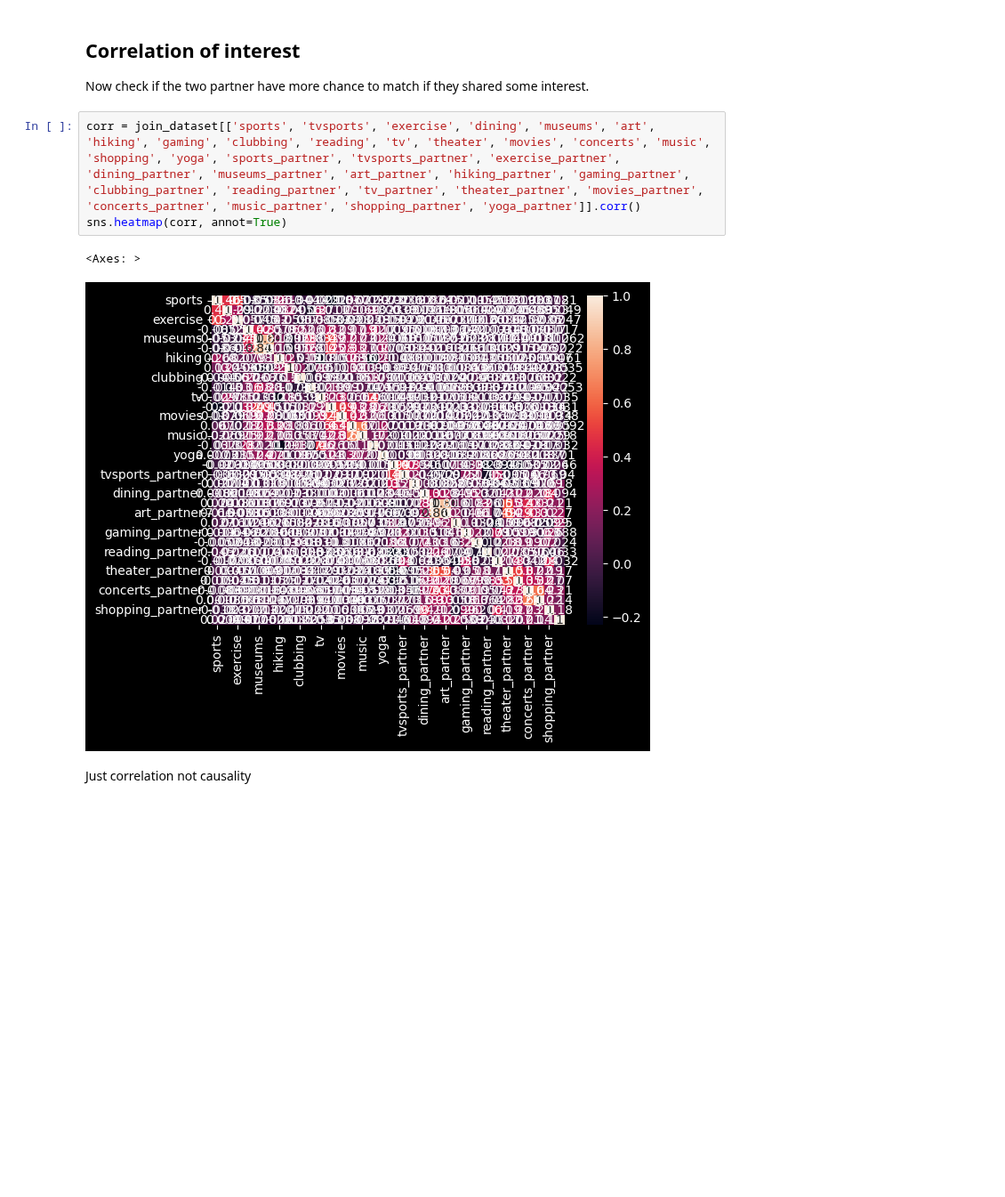
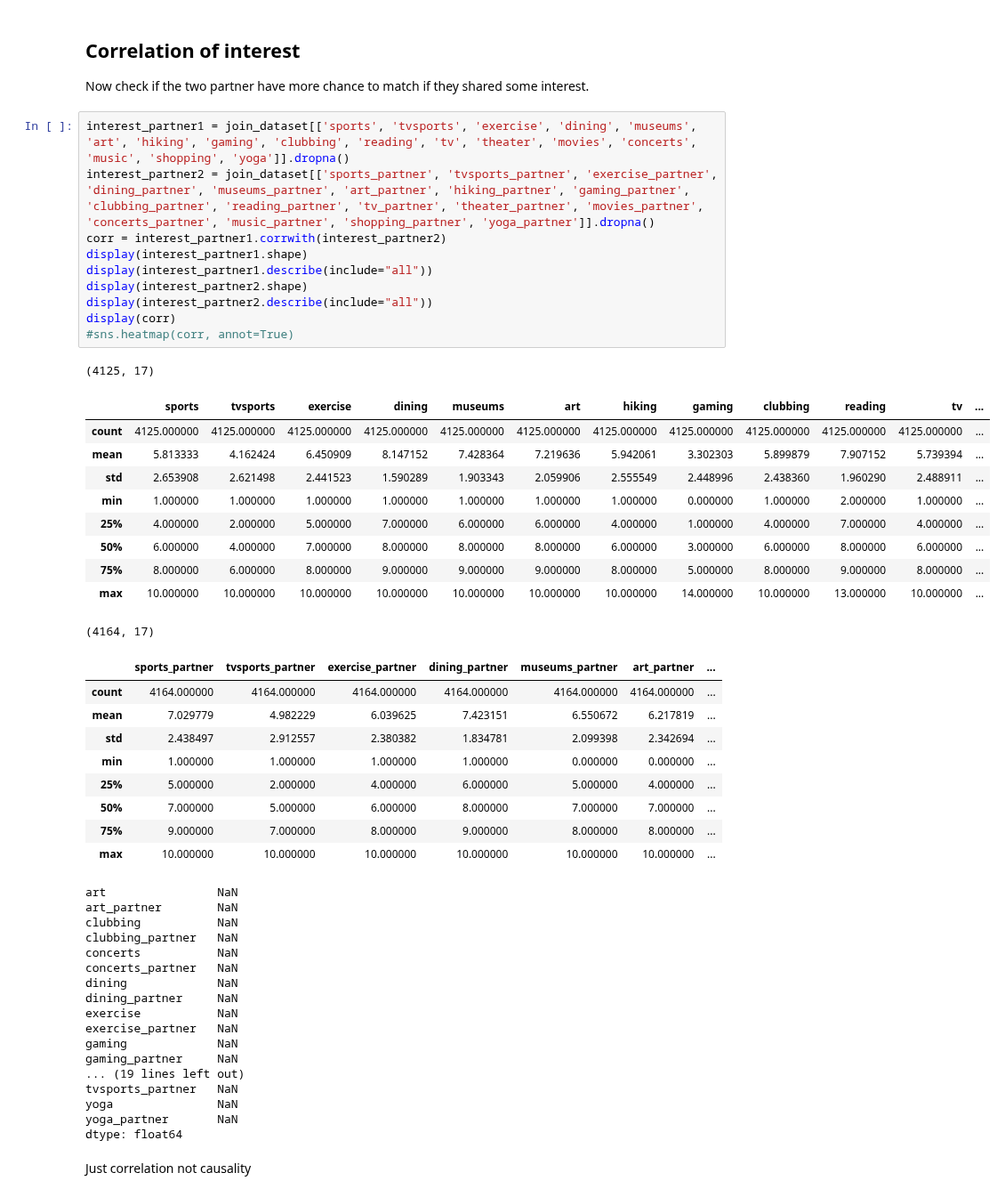
Before and after one commit to TheoGuil/jedha_projects, a Jupyter notebook: SpeedDating/study.ipynb, the cells around one changed output. Shown at 89% size. Drawn from its saved outputs; the diff is of its cells as text; blank space fills up the shorter version.

Commit message:
start correlation of interest

```diff
--- a/SpeedDating/study.ipynb
+++ b/SpeedDating/study.ipynb
@@ -174,10 +174,52 @@ The same ethnie represents 40% of each sample so its not a revelant data
 ## Correlation of interest
 Now check if the two partner have more chance to match if they shared some interest.
 # %%
-corr = join_dataset[['sports', 'tvsports', 'exercise', 'dining', 'museums', 'art', 'hiking', 'gaming', 'clubbing', 'reading', 'tv', 'theater', 'movies', 'concerts', 'music', 'shopping', 'yoga', 'sports_partner', 'tvsports_partner', 'exercise_partner', 'dining_partner', 'museums_partner', 'art_partner', 'hiking_partner', 'gaming_partner', 'clubbing_partner', 'reading_partner', 'tv_partner', 'theater_partner', 'movies_partner', 'concerts_partner', 'music_partner', 'shopping_partner', 'yoga_partner']].corr()
-sns.heatmap(corr, annot=True)
+interest_partner1 = join_dataset[['sports', 'tvsports', 'exercise', 'dining', 'museums', 'art', 'hiking', 'gaming', 'clubbing', 'reading', 'tv', 'theater', 'movies', 'concerts', 'music', 'shopping', 'yoga']].dropna()
+interest_partner2 = join_dataset[['sports_partner', 'tvsports_partner', 'exercise_partner', 'dining_partner', 'museums_partner', 'art_partner', 'hiking_partner', 'gaming_partner', 'clubbing_partner', 'reading_partner', 'tv_partner', 'theater_partner', 'movies_partner', 'concerts_partner', 'music_partner', 'shopping_partner', 'yoga_partner']].dropna()
+corr = interest_partner1.corrwith(interest_partner2)
+display(interest_partner1.shape)
+display(interest_partner1.describe(include="all"))
+display(interest_partner2.shape)
+display(interest_partner2.describe(include="all"))
+display(corr)
+#sns.heatmap(corr, annot=True)
 # %% [output]
-<Axes: >
+(4125, 17)
-[figure, removed]
+|  | sports | tvsports | exercise | dining | museums | art | hiking | gaming | clubbing | reading | tv | ... |
+| count | 4125.000000 | 4125.000000 | 4125.000000 | 4125.000000 | 4125.000000 | 4125.000000 | 4125.000000 | 4125.000000 | 4125.000000 | 4125.000000 | 4125.000000 | ... |
+| mean | 5.813333 | 4.162424 | 6.450909 | 8.147152 | 7.428364 | 7.219636 | 5.942061 | 3.302303 | 5.899879 | 7.907152 | 5.739394 | ... |
+| std | 2.653908 | 2.621498 | 2.441523 | 1.590289 | 1.903343 | 2.059906 | 2.555549 | 2.448996 | 2.438360 | 1.960290 | 2.488911 | ... |
+| min | 1.000000 | 1.000000 | 1.000000 | 1.000000 | 1.000000 | 1.000000 | 1.000000 | 0.000000 | 1.000000 | 2.000000 | 1.000000 | ... |
+| 25% | 4.000000 | 2.000000 | 5.000000 | 7.000000 | 6.000000 | 6.000000 | 4.000000 | 1.000000 | 4.000000 | 7.000000 | 4.000000 | ... |
+| 50% | 6.000000 | 4.000000 | 7.000000 | 8.000000 | 8.000000 | 8.000000 | 6.000000 | 3.000000 | 6.000000 | 8.000000 | 6.000000 | ... |
+| 75% | 8.000000 | 6.000000 | 8.000000 | 9.000000 | 9.000000 | 9.000000 | 8.000000 | 5.000000 | 8.000000 | 9.000000 | 8.000000 | ... |
+| max | 10.000000 | 10.000000 | 10.000000 | 10.000000 | 10.000000 | 10.000000 | 10.000000 | 14.000000 | 10.000000 | 13.000000 | 10.000000 | ... |
+(4164, 17)
+|  | sports_partner | tvsports_partner | exercise_partner | dining_partner | museums_partner | art_partner | ... |
+| count | 4164.000000 | 4164.000000 | 4164.000000 | 4164.000000 | 4164.000000 | 4164.000000 | ... |
+| mean | 7.029779 | 4.982229 | 6.039625 | 7.423151 | 6.550672 | 6.217819 | ... |
+| std | 2.438497 | 2.912557 | 2.380382 | 1.834781 | 2.099398 | 2.342694 | ... |
+| min | 1.000000 | 1.000000 | 1.000000 | 1.000000 | 0.000000 | 0.000000 | ... |
+| 25% | 5.000000 | 2.000000 | 4.000000 | 6.000000 | 5.000000 | 4.000000 | ... |
+| 50% | 7.000000 | 5.000000 | 6.000000 | 8.000000 | 7.000000 | 7.000000 | ... |
+| 75% | 9.000000 | 7.000000 | 8.000000 | 9.000000 | 8.000000 | 8.000000 | ... |
+| max | 10.000000 | 10.000000 | 10.000000 | 10.000000 | 10.000000 | 10.000000 | ... |
+art                NaN
+art_partner        NaN
+clubbing           NaN
+clubbing_partner   NaN
+concerts           NaN
+concerts_partner   NaN
+dining             NaN
+dining_partner     NaN
+exercise           NaN
+exercise_partner   NaN
+gaming             NaN
+gaming_partner     NaN
+... (19 lines left out)
+tvsports_partner   NaN
+yoga               NaN
+yoga_partner       NaN
+dtype: float64
 # %% [markdown]
 Just correlation not causality
```
